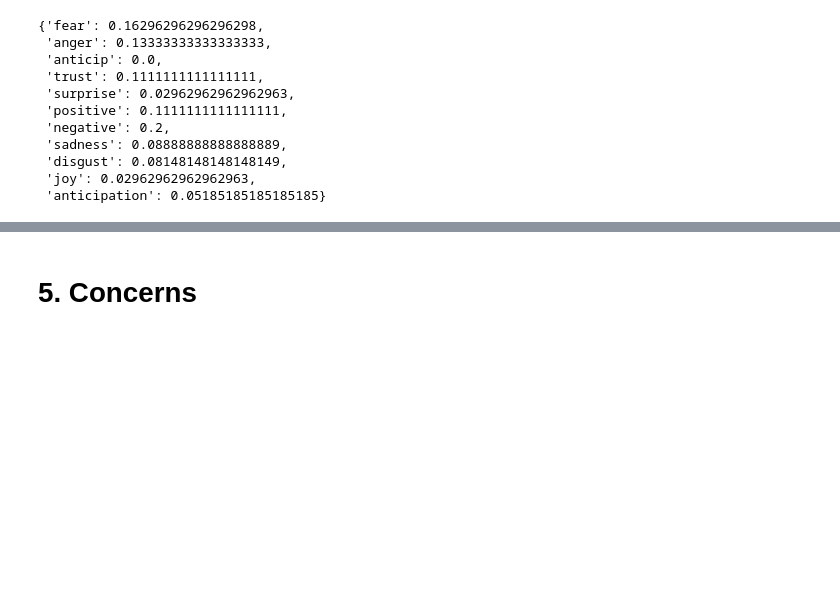
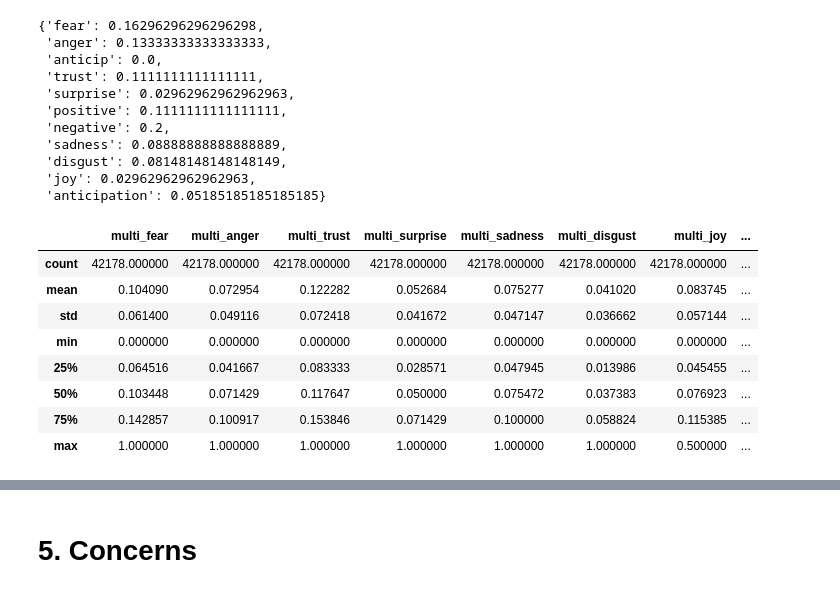
Before and after one commit to salome-baup/ada-2022-project-adaccord, a Jupyter notebook: EDA_Preprocess_Models.ipynb, the cells around one changed output, grey strips where cells are left out. Cells and saved outputs as stored; diff of their text form; code cells hidden in the pictures; blank space fills up the shorter version.

Commit message:
describe multi sentiments

```diff
--- a/EDA_Preprocess_Models.ipynb
+++ b/EDA_Preprocess_Models.ipynb
@@ -1276,6 +1276,19 @@ movies['multi_scores'][0]
 multi_sentiments=['fear','anger','trust','surprise','sadness','disgust','joy','anticipation']
 for key in multi_sentiments:
     movies['multi_{}'.format(key)]=movies.multi_scores.apply(lambda score_dict: score_dict['{}'.format(key)] if '{}'.format(key) in score_dict else 0)
+# %%
+multi_sentiments=['multi_fear','multi_anger','multi_trust','multi_surprise','multi_sadness','multi_disgust','multi_joy','multi_anticipation']
+movies[multi_sentiments].describe()
+# %% [output]
+|  | multi_fear | multi_anger | multi_trust | multi_surprise | multi_sadness | multi_disgust | multi_joy | ... |
+| count | 42178.000000 | 42178.000000 | 42178.000000 | 42178.000000 | 42178.000000 | 42178.000000 | 42178.000000 | ... |
+| mean | 0.104090 | 0.072954 | 0.122282 | 0.052684 | 0.075277 | 0.041020 | 0.083745 | ... |
+| std | 0.061400 | 0.049116 | 0.072418 | 0.041672 | 0.047147 | 0.036662 | 0.057144 | ... |
+| min | 0.000000 | 0.000000 | 0.000000 | 0.000000 | 0.000000 | 0.000000 | 0.000000 | ... |
+| 25% | 0.064516 | 0.041667 | 0.083333 | 0.028571 | 0.047945 | 0.013986 | 0.045455 | ... |
+| 50% | 0.103448 | 0.071429 | 0.117647 | 0.050000 | 0.075472 | 0.037383 | 0.076923 | ... |
+| 75% | 0.142857 | 0.100917 | 0.153846 | 0.071429 | 0.100000 | 0.058824 | 0.115385 | ... |
+| max | 1.000000 | 1.000000 | 1.000000 | 1.000000 | 1.000000 | 1.000000 | 0.500000 | ... |
 # %%
 movies.head()
 # %% [output]
```
